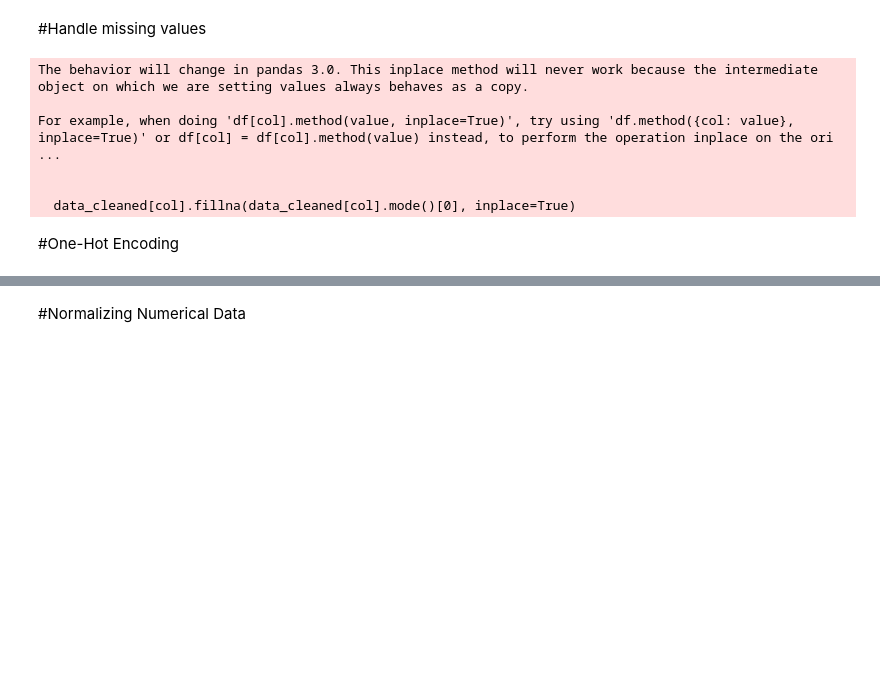
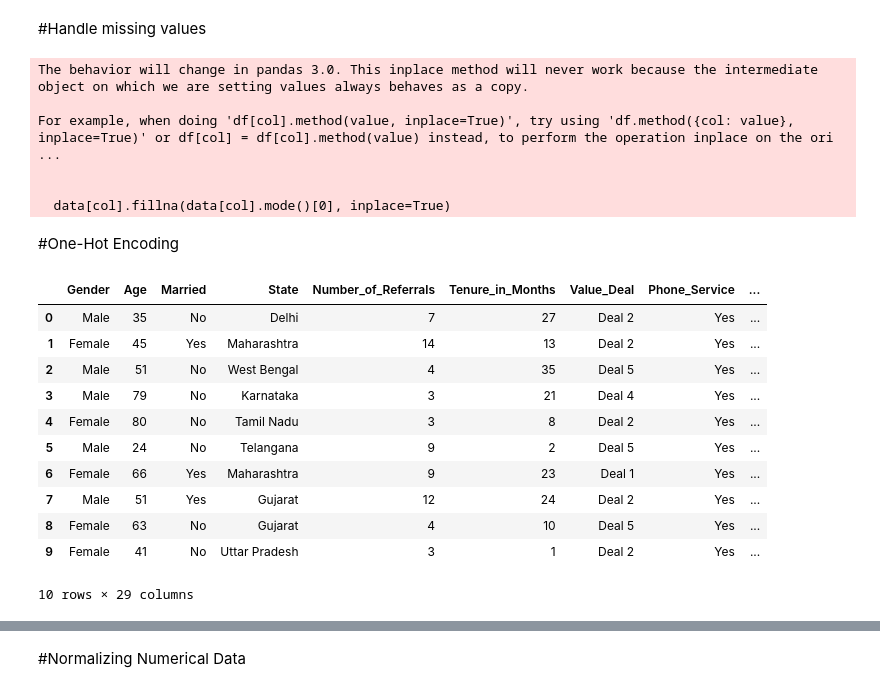
Before and after one commit to Blackan06/Build-a-Customer-Churn-Prediction-Model-Using-Decision-Trees, a Jupyter notebook: Build_a_Customer_Churn_Prediction_Model_Using_Decision_Trees.ipynb, the cells around one changed output, grey strips where cells are left out. Cells and saved outputs as stored; diff of their text form; code cells hidden in the pictures; blank space fills up the shorter version.

Commit message:
Được tạo bằng Colab

```diff
--- a/Build_a_Customer_Churn_Prediction_Model_Using_Decision_Trees.ipynb
+++ b/Build_a_Customer_Churn_Prediction_Model_Using_Decision_Trees.ipynb
@@ -39,24 +42,25 @@ memory usage: 1.6+ MB
 # %% [markdown]
 #Handle missing values
 # %%
-data_cleaned = data.drop(columns=['Churn_Reason', 'Churn_Category'])
+data = data.drop(columns=['Churn_Reason', 'Churn_Category', 'Customer_ID'])
 
-numerical_columns = data_cleaned.select_dtypes(include=['int64', 'float64']).columns.tolist()
-categorical_columns = data_cleaned.select_dtypes(include=['object']).columns.tolist()
 
+categorical_columns = data.select_dtypes(include=['object']).columns.tolist()
 for col in categorical_columns:
-    if data_cleaned[col].isnull().sum() > 0:
-        data_cleaned[col].fillna(data_cleaned[col].mode()[0], inplace=True)
+    if data[col].isnull().sum() > 0:
+        data[col].fillna(data[col].mode()[0], inplace=True)
 
+# Với các cột dạng số, chúng ta sẽ điền bằng giá trị trung vị (median)
+numerical_columns = data.select_dtypes(include=['int64', 'float64']).columns.tolist()
 for col in numerical_columns:
-    if data_cleaned[col].isnull().sum() > 0:
-        data_cleaned[col].fillna(data_cleaned[col].median(), inplace=True)
+    if data[col].isnull().sum() > 0:
+        data[col].fillna(data[col].median(), inplace=True)
 # %% [output]
 The behavior will change in pandas 3.0. This inplace method will never work because the intermediate object on which we are setting values always behaves as a copy.
 
 For example, when doing 'df[col].method(value, inplace=True)', try using 'df.method({col: value}, inplace=True)' or df[col] = df[col].method(value) instead, to perform the operation inplace on the ori ...
 
 
-  data_cleaned[col].fillna(data_cleaned[col].mode()[0], inplace=True)
+  data[col].fillna(data[col].mode()[0], inplace=True)
 # %% [markdown]
 #One-Hot Encoding
@@ -64,0 +67,15 @@ data_encoded = pd.get_dummies(data_cleaned, columns=categorical_columns, drop_fi
+# %%
+data.head(10)
+# %% [output]
+|  | Gender | Age | Married | State | Number_of_Referrals | Tenure_in_Months | Value_Deal | Phone_Service | ... |
+| 0 | Male | 35 | No | Delhi | 7 | 27 | Deal 2 | Yes | ... |
+| 1 | Female | 45 | Yes | Maharashtra | 14 | 13 | Deal 2 | Yes | ... |
+| 2 | Male | 51 | No | West Bengal | 4 | 35 | Deal 5 | Yes | ... |
+| 3 | Male | 79 | No | Karnataka | 3 | 21 | Deal 4 | Yes | ... |
+| 4 | Female | 80 | No | Tamil Nadu | 3 | 8 | Deal 2 | Yes | ... |
+| 5 | Male | 24 | No | Telangana | 9 | 2 | Deal 5 | Yes | ... |
+| 6 | Female | 66 | Yes | Maharashtra | 9 | 23 | Deal 1 | Yes | ... |
+| 7 | Male | 51 | Yes | Gujarat | 12 | 24 | Deal 2 | Yes | ... |
+| 8 | Female | 63 | No | Gujarat | 4 | 10 | Deal 5 | Yes | ... |
+| 9 | Female | 41 | No | Uttar Pradesh | 3 | 1 | Deal 2 | Yes | ... |
+10 rows × 29 columns
```
Also changed, not shown: parts of 28 cells of this notebook.
